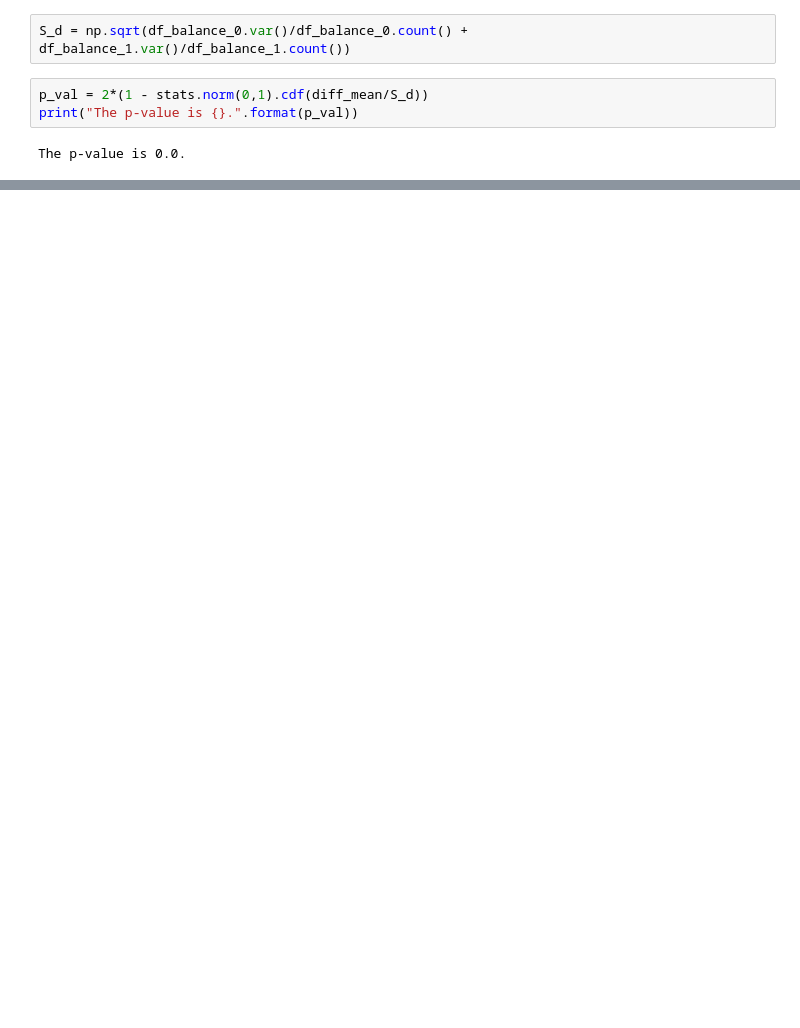
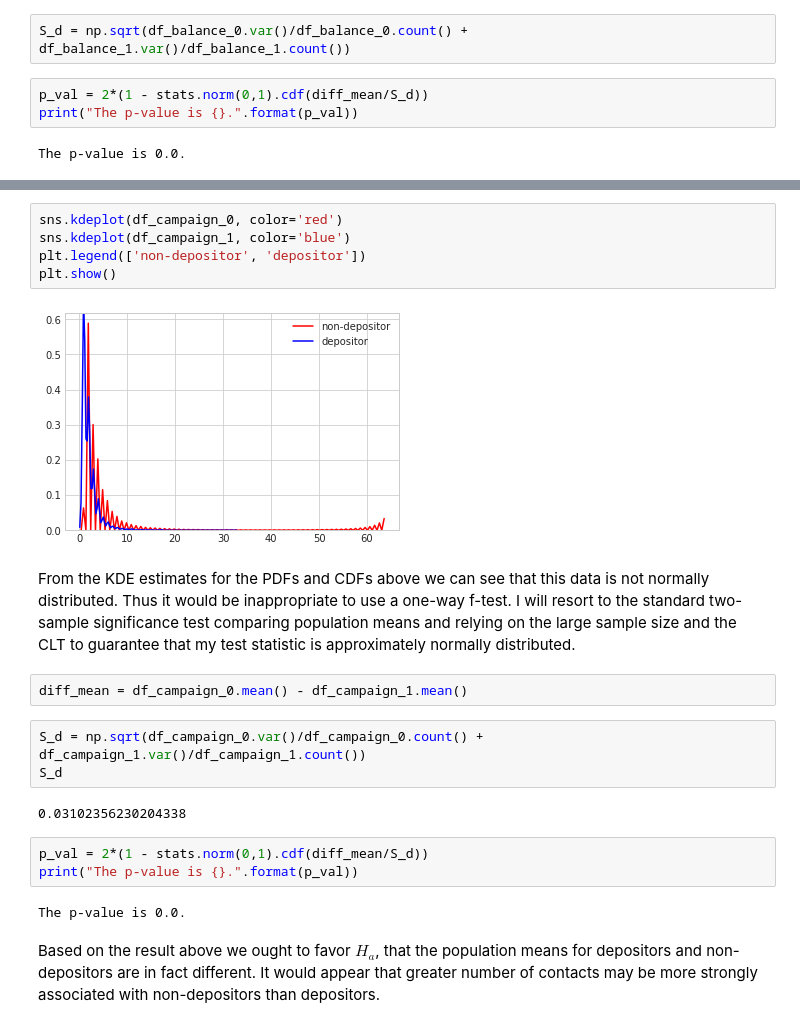
Before and after one commit to mrrobertbates/Springboard, a Jupyter notebook: Capstone_Project1_inferential_statistics/capstone_project1_inferential_statistics.ipynb, the cells around one changed output, grey strips where cells are left out. Drawn from its saved outputs; the diff is of its cells as text; blank space fills up the shorter version.

```diff
--- a/Capstone_Project1_inferential_statistics/capstone_project1_inferential_statistics.ipynb
+++ b/Capstone_Project1_inferential_statistics/capstone_project1_inferential_statistics.ipynb
@@ -93,0 +281,23 @@ We can see from the result above that, assuming there is no difference between t
+# %%
+sns.kdeplot(df_campaign_0, color='red')
+sns.kdeplot(df_campaign_1, color='blue')
+plt.legend(['non-depositor', 'depositor'])
+plt.show()
+# %% [output]
+[figure, added]
+# %% [markdown]
+From the KDE estimates for the PDFs and CDFs above we can see that this data is not normally distributed.  Thus it would be inappropriate to use a one-way f-test.  I will resort to the standard two-sample significance test comparing population means and relying on the large sample size and the CLT to guarantee that my test statistic is approximately normally distributed.
+# %%
+diff_mean = df_campaign_0.mean() - df_campaign_1.mean()
+# %%
+S_d = np.sqrt(df_campaign_0.var()/df_campaign_0.count() + df_campaign_1.var()/df_campaign_1.count())
+S_d
+# %% [output]
+0.03102356230204338
+# %%
+p_val = 2*(1 - stats.norm(0,1).cdf(diff_mean/S_d))
+print("The p-value is {}.".format(p_val))
+# %% [output]
+The p-value is 0.0.
+# %% [markdown]
+Based on the result above we ought to favor $H_a$, that the population means for depositors and non-depositors are in fact different.  It would appear that greater number of contacts may be more strongly associated with non-depositors than depositors.
```
Also changed, not shown: parts of 35 cells of this notebook.
